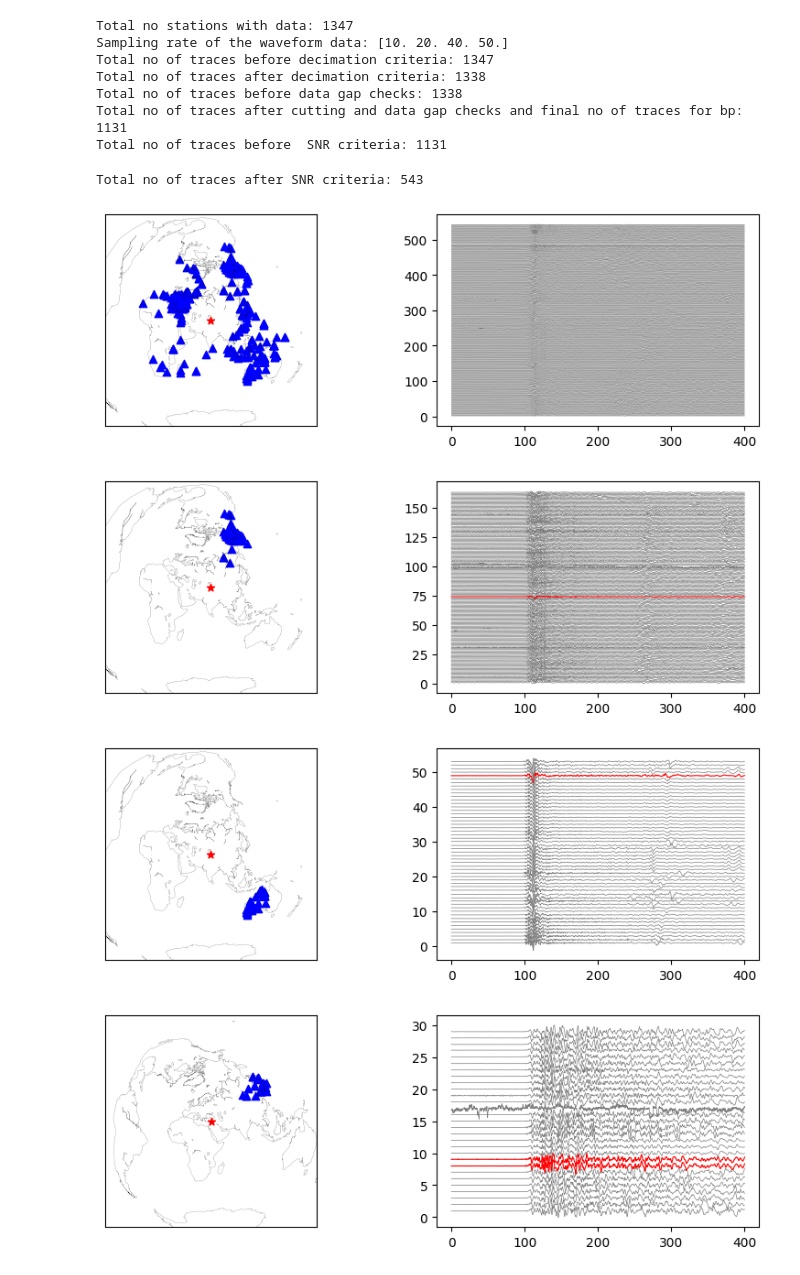
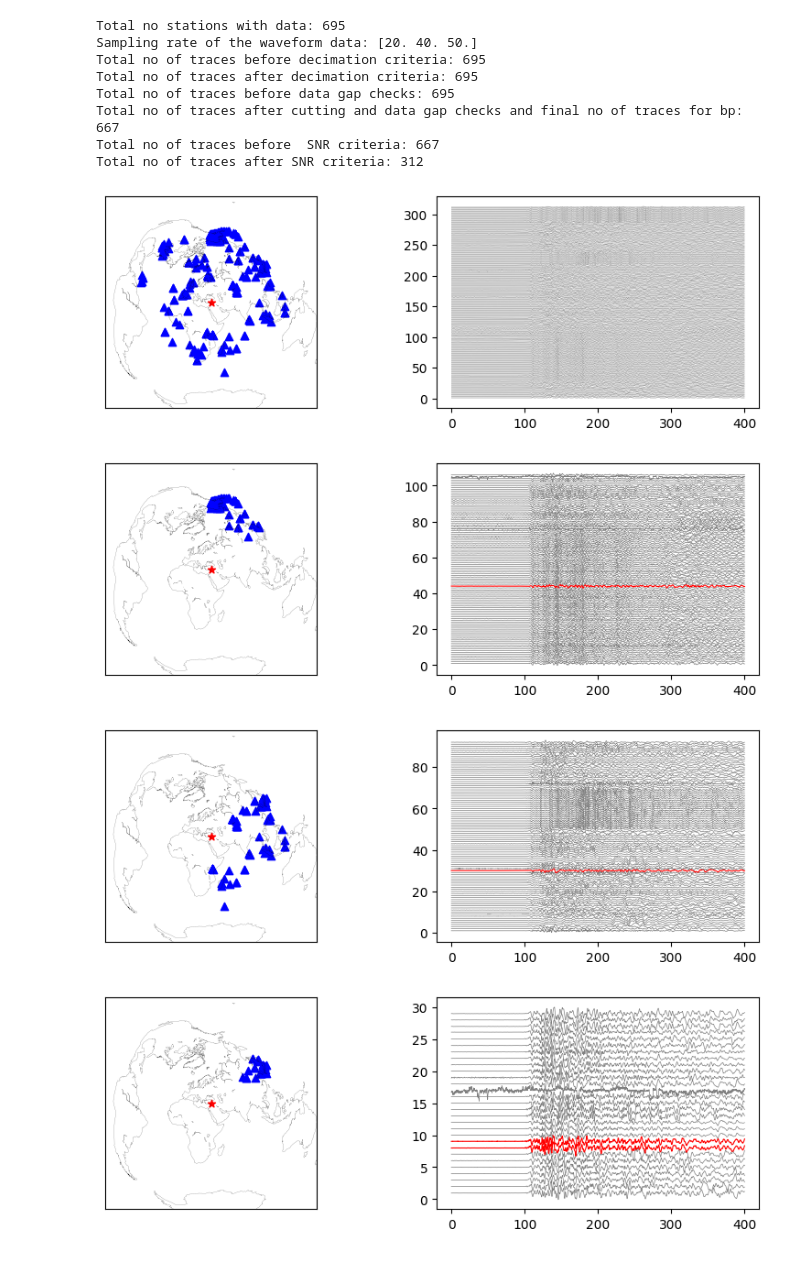
Before and after one commit to ajay6763/earthquake_bp_obspy, a Jupyter notebook: Array_selection.ipynb, the cells around one changed output. Drawn from its saved outputs; the diff is of its cells as text; code cells hidden in the pictures.

```diff
--- a/Array_selection.ipynb
+++ b/Array_selection.ipynb
@@ -27,7 +27,7 @@ corr_window=10
 snr_window=10
 extra_label='_10_sps'
 
-file='input_AU_7.7.csv'
+file='input_AU_Turkey_7.7.csv'
 input = pd.read_csv('./'+file,header=None)
 a=input.to_dict('series')
 keys = a[0][:]
@@ -211,19 +211,19 @@ stream_for_bp=stream_cut_SNR.copy()
 #stream_SPS_dist = bp_lib.check_distance(stream_SPS,dist_min,dist_max)
 #print('Total no of traces after distance criteria:', len(stream_SPS_dist))
 # %% [output]
-Total no stations with data: 1347
-Sampling rate of the waveform data: [10. 20. 40. 50.]
-Total no of traces before decimation criteria: 1347
-Total no of traces after decimation criteria: 1338
-Total no of traces before data gap checks: 1338
-Total no of traces after cutting and data gap checks and final no of traces for bp: 1131
-Total no of traces before  SNR criteria: 1131
+Total no stations with data: 695
+Sampling rate of the waveform data: [20. 40. 50.]
+Total no of traces before decimation criteria: 695
+Total no of traces after decimation criteria: 695
+Total no of traces before data gap checks: 695
+Total no of traces after cutting and data gap checks and final no of traces for bp: 667
+Total no of traces before  SNR criteria: 667
+Total no of traces after SNR criteria: 312
-Total no of traces after SNR criteria: 543
 # %%
 import bp_lib as bp_lib
 bp_lib.data_plot(stream_for_bp,event_lat,event_long,'./','test')
 # %% [output]
-[figure, old version]
+[figure, new version]
 # %%
 from mpl_toolkits.basemap import Basemap
 def array_selection_plot(stream,event_lat,event_long,az_min,az_max,dist_min,dist_max):
@@ -280,20 +280,20 @@ def array_selection_plot(stream,event_lat,event_long,az_min,az_max,dist_min,dist
     #fig.savefig(outdir+'/'+outname)
 # %%
 az_min=0
-az_max=40
+az_max=50
 dist_min=30
 dist_max=90
 array_selection_plot(stream_for_bp,event_lat,event_long,az_min,az_max,dist_min,dist_max)
 # %% [output]
-[figure, old version]
+[figure, new version]
 # %%
-az_min=120
-az_max=160
-dist_min=70
+az_min=50
+az_max=180
+dist_min=30
 dist_max=90
 array_selection_plot(stream_for_bp,event_lat,event_long,az_min,az_max,dist_min,dist_max)
 # %% [output]
-[figure, old version]
+[figure, new version]
 # %%
 az_min=40
 az_max=70
```
Also changed, not shown: parts of 1 cell of this notebook, 2 other files.
